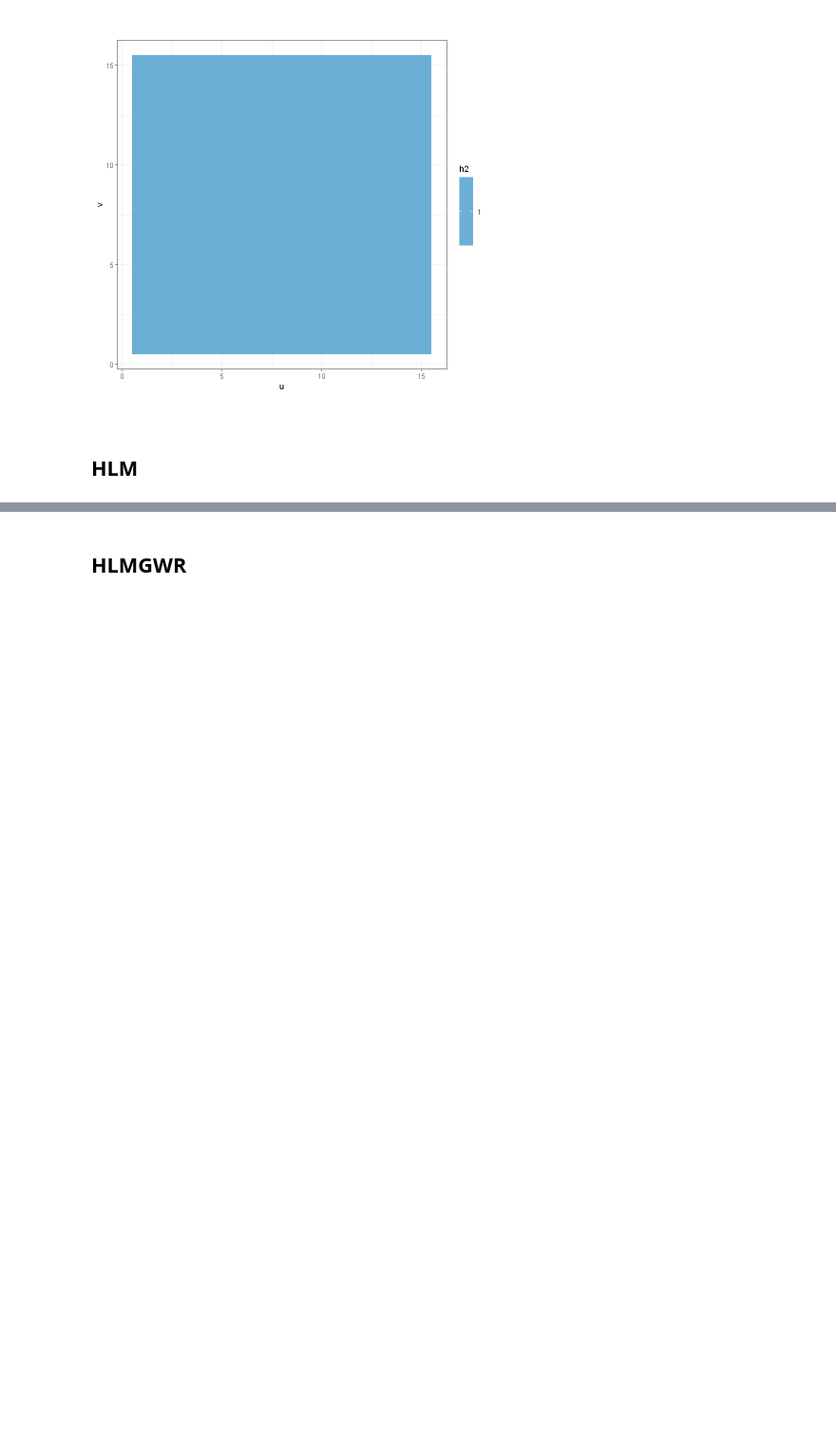
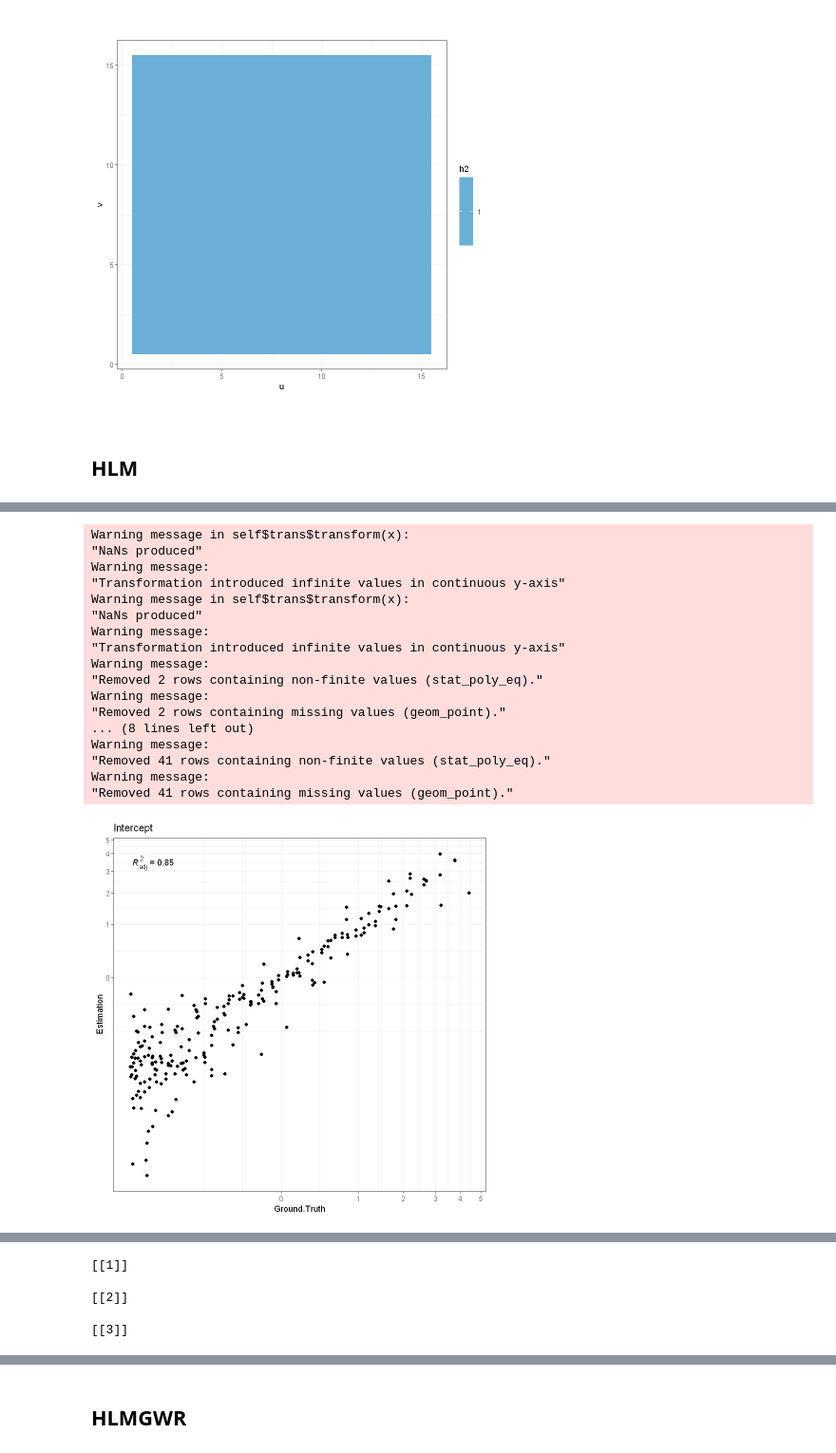
Before and after one commit to HPDell/hgwr, a Jupyter notebook: scripts/check_result.ipynb, the cells around one changed output, grey strips where cells are left out. Shown: that part at 95% size. Saved outputs shown, nothing was run; the diff lists cells and outputs as text; code cells hidden in the pictures; blank space fills up the shorter version.

Commit message:
edit: coefficients analysis

```diff
--- a/scripts/check_result.ipynb
+++ b/scripts/check_result.ipynb
@@ -197,27 +179,7 @@ colnames(hlm_data) <- c("y", "g1", "h1", "h2", "group")
 hlm_model <- lmerTest::lmer(y ~ g1 + h1 + h2 + (g1 + h1 | group), hlm_data)
 # summary(hlm_model)
 performance::r2(hlm_model)
-hlm_beta <- coefficients(hlm_model)$group
-colnames(hlm_beta)[1] <- "Intercept"
-data.frame(Ground.Truth = beta0$Intercept, Estimation = hlm_beta$Intercept) %>%
-    ggplot(aes(Ground.Truth, Estimation)) +
-    geom_point() +
-    stat_poly_eq(aes(label = paste(..adj.rr.label..)), formula = y ~ x, parse = T) +
-    # coord_fixed() +
-    labs(title = "Intercept") +
-    theme_bw()
-data.frame(Ground.Truth = beta0$g1, Estimation = hlm_beta$g1) %>%
-    ggplot(aes(Ground.Truth, Estimation)) +
-    geom_point() +
-    stat_poly_eq(aes(label = paste(..adj.rr.label..)), formula = y ~ x, parse = T) +
-    # coord_fixed() +
-    labs(title = "g1") +
-    theme_bw()
-data.frame(Ground.Truth = beta0$h1, Estimation = hlm_beta$h1) %>%
-    ggplot(aes(Ground.Truth, Estimation)) +
-    geom_point() +
-    stat_poly_eq(aes(label = paste(..adj.rr.label..)), formula = y ~ x, parse = T) +
-    # coord_fixed() +
-    labs(title = "h1") +
-    theme_bw()
+hlm_u <- read.csv("../data/hlm_u.csv", header = F)
+hlm_beta <- cbind(hlm_u, coefficients(hlm_model)$group)
+colnames(hlm_beta)[1:3] <- c("lon", "lat", "Intercept")
 # %% [output]
@@ -230,0 +196,31 @@ data.frame(Ground.Truth = beta0$h1, Estimation = hlm_beta$h1) %>%
+# %%
+c("Intercept", "g1", "h1") %>%
+    lapply(function(var) {
+        data.frame(Ground.Truth = beta0[[var]], Estimation = hlm_beta[[var]]) %>%
+            ggplot(aes(Ground.Truth, Estimation)) +
+            geom_point() +
+            stat_poly_eq(aes(label = paste(..adj.rr.label..)), formula = y ~ x, parse = T) +
+            scale_x_continuous(trans = "log1p") +
+            scale_y_continuous(trans = "log1p") +
+            labs(title = "Intercept") +
+            theme_bw()
+    })
+# %% [output]
+Warning message in self$trans$transform(x):
+"NaNs produced"
+Warning message:
+"Transformation introduced infinite values in continuous y-axis"
+Warning message in self$trans$transform(x):
+"NaNs produced"
+Warning message:
+"Transformation introduced infinite values in continuous y-axis"
+Warning message:
+"Removed 2 rows containing non-finite values (stat_poly_eq)."
+Warning message:
+"Removed 2 rows containing missing values (geom_point)."
+... (8 lines left out)
+Warning message:
+"Removed 41 rows containing non-finite values (stat_poly_eq)."
+Warning message:
+"Removed 41 rows containing missing values (geom_point)."
+[figure, added]
@@ -230,0 +247,5 @@ data.frame(Ground.Truth = beta0$h1, Estimation = hlm_beta$h1) %>%
+[[1]]
+
+[[2]]
+
+[[3]]
```
Also changed, not shown: parts of 12 cells of this notebook.
